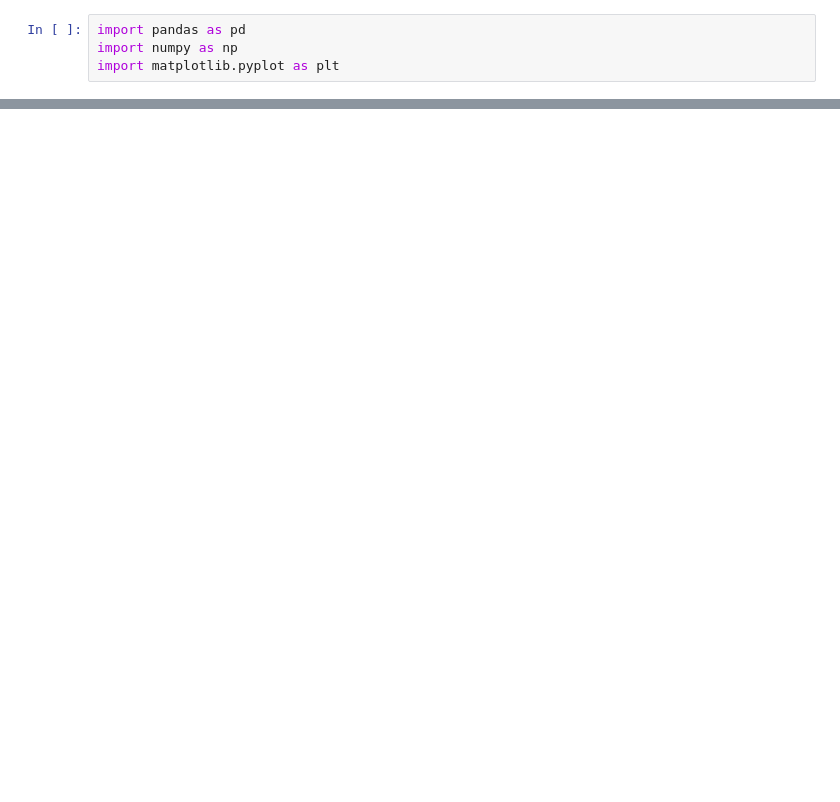
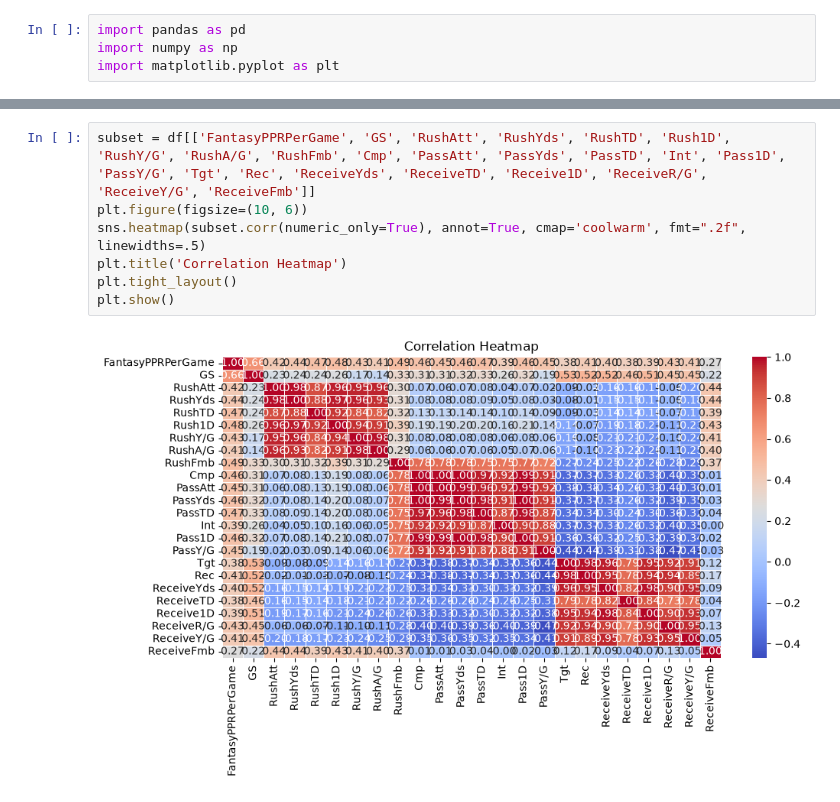
Before and after one commit to tiagocaravia/MDSTFootballProject, a Jupyter notebook: More plots and visualizations.ipynb, the cells around one changed output, grey strips where cells are left out. Drawn from its saved outputs; the diff is of its cells as text; blank space fills up the shorter version.

```diff
--- a/More plots and visualizations.ipynb
+++ b/More plots and visualizations.ipynb
@@ -38,0 +138,9 @@ KeyError: 'Age'
+# %%
+subset = df[['FantasyPPRPerGame', 'GS', 'RushAtt', 'RushYds', 'RushTD', 'Rush1D', 'RushY/G', 'RushA/G', 'RushFmb', 'Cmp', 'PassAtt', 'PassYds', 'PassTD', 'Int', 'Pass1D', 'PassY/G', 'Tgt', 'Rec', 'ReceiveYds', 'ReceiveTD', 'Receive1D', 'ReceiveR/G', 'ReceiveY/G', 'ReceiveFmb']]
+plt.figure(figsize=(10, 6))
+sns.heatmap(subset.corr(numeric_only=True), annot=True, cmap='coolwarm', fmt=".2f", linewidths=.5)
+plt.title('Correlation Heatmap')
+plt.tight_layout()
+plt.show()
+# %% [output]
+[figure, added]
```
Also changed, not shown: parts of 9 cells of this notebook, 1 other file.
